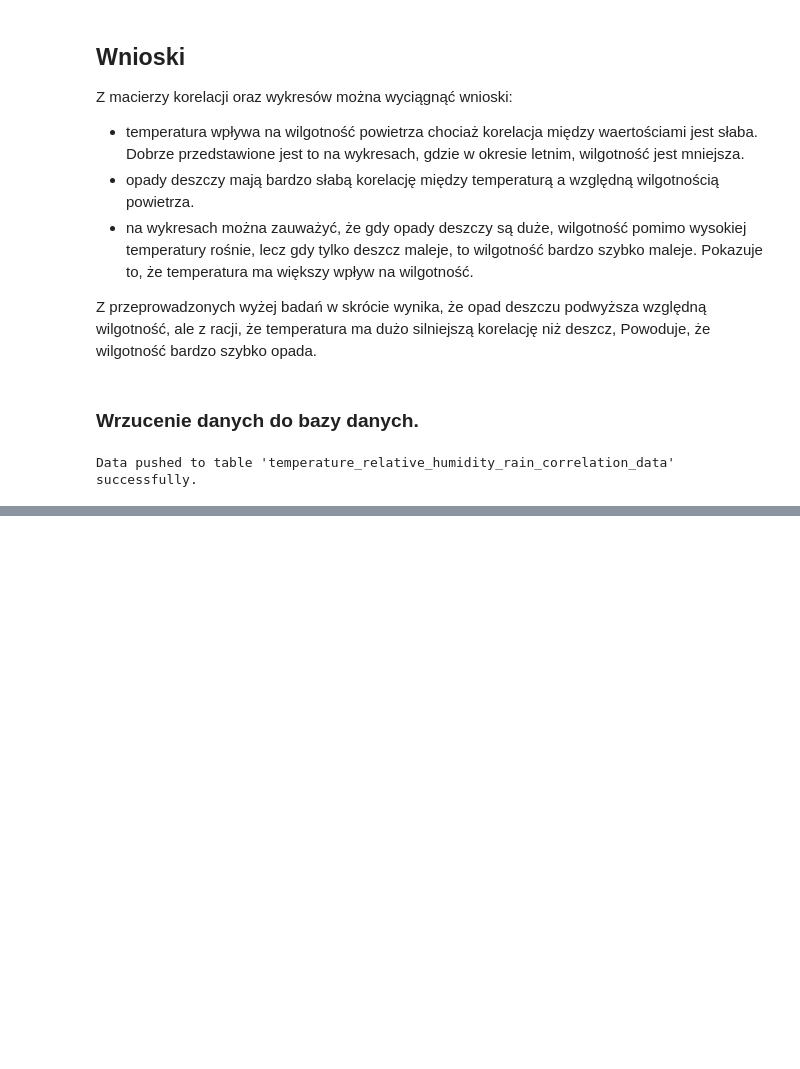
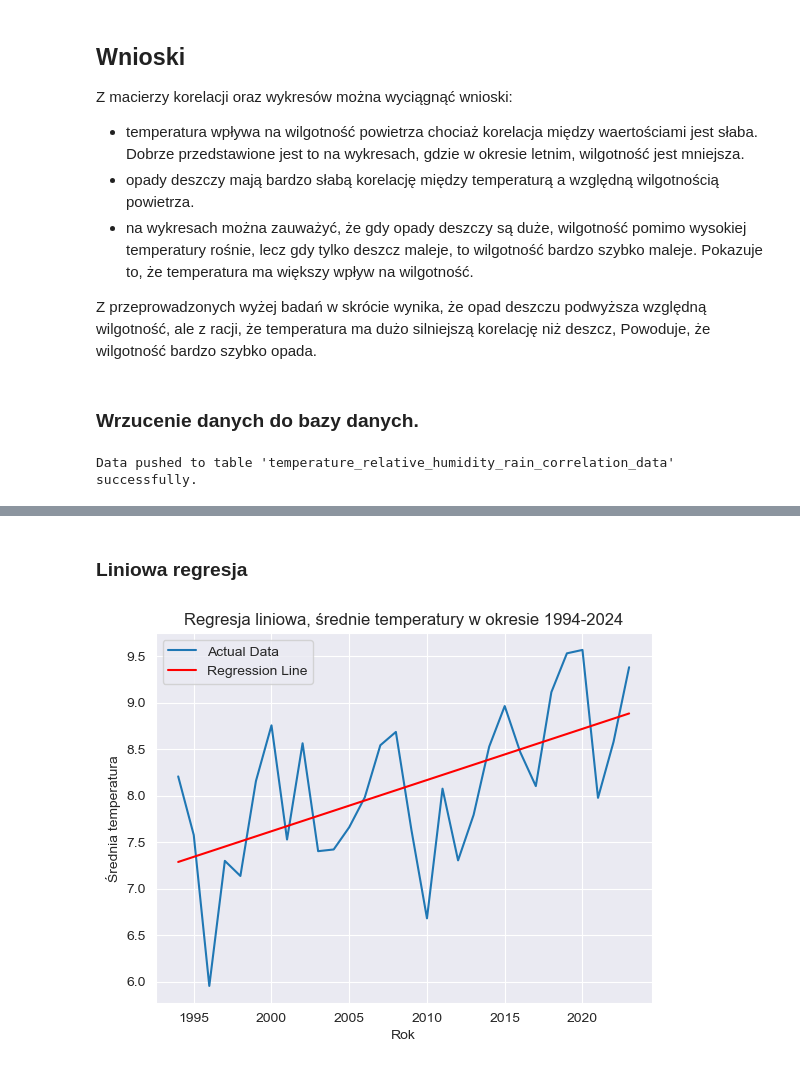
Before and after one commit to SCRE4MIE/SiAwP_BiZD, a Jupyter notebook: projekt/projekt.ipynb, the cells around one changed output, grey strips where cells are left out. Cells and saved outputs as stored; diff of their text form; code cells hidden in the pictures; blank space fills up the shorter version.

```diff
--- a/projekt/projekt.ipynb
+++ b/projekt/projekt.ipynb
@@ -339,0 +450,39 @@ Data pushed to table 'temperature_relative_humidity_rain_correlation_data' succe
+# %%
+import psycopg2
+
+conn = psycopg2.connect(**DATABASE)
+cursor = conn.cursor()
+query = f'SELECT * FROM temperature_1994_2024_mean'
+cursor.execute(query)
+rows = cursor.fetchall()
+columns = [desc[0] for desc in cursor.description]
+# Close the cursor and connection
+cursor.close()
+conn.close()
+mean_1994_2024 = pd.DataFrame(rows, columns=columns)
+# %% [markdown]
+### Liniowa regresja
+# %%
+from sklearn.linear_model import LinearRegression
+
+X = mean_1994_2024[['date']]
+y = mean_1994_2024['temperature_2m']
+
+model = LinearRegression()
+
+model.fit(X, y)
+
+predictions = model.predict(X)
+
+plt.plot(X, y, label='Actual Data')
+
+plt.plot(X, predictions, color='red', label='Regression Line')
+
+plt.xlabel('Rok')
+plt.ylabel('Średnia temperatura')
+plt.title('Regresja liniowa, średnie temperatury w okresie 1994-2024')
+plt.legend()
+
+plt.show()
+# %% [output]
+[figure, added]
```
Also changed, not shown: parts of 8 cells of this notebook.
